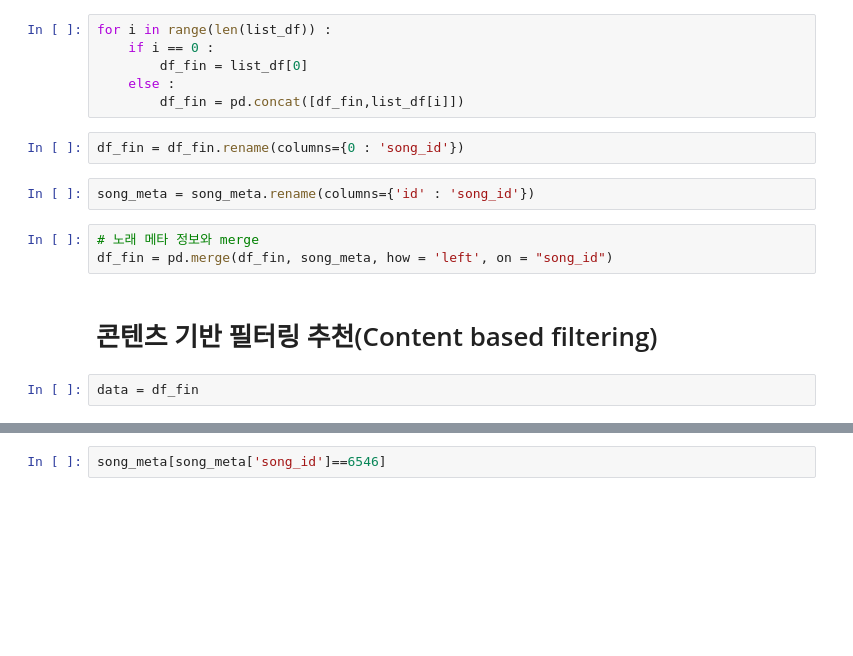
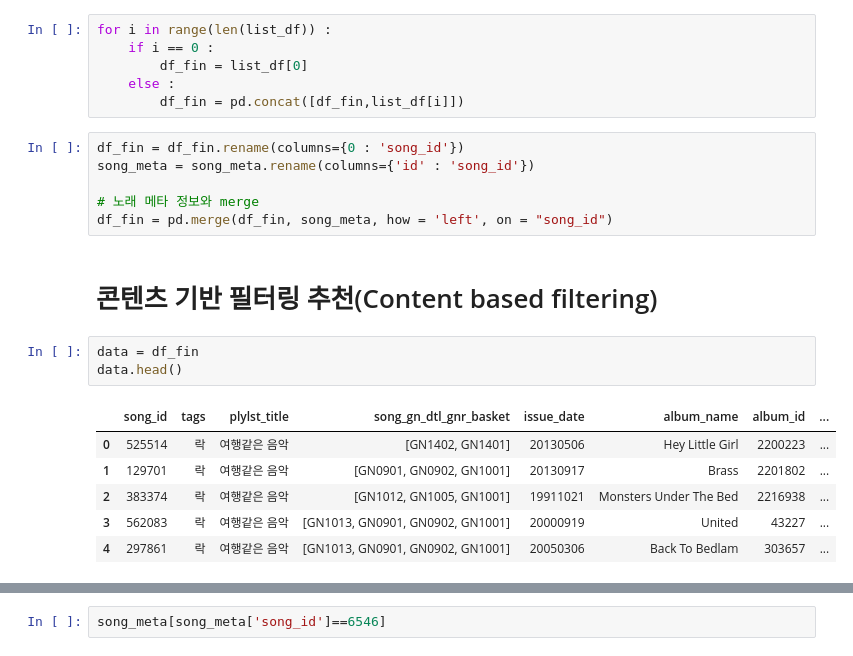
Before and after one commit to dhdcjswo/recommendation_project, a Jupyter notebook: arena_contents based filtering.ipynb, the cells around one changed output, grey strips where cells are left out. Saved outputs shown, nothing was run; the diff lists cells and outputs as text; blank space fills up the shorter version.

```diff
--- a/arena_contents based filtering.ipynb
+++ b/arena_contents based filtering.ipynb
@@ -64,14 +129,21 @@ for i in range(len(list_df)) :
         df_fin = list_df[0]
     else :
         df_fin = pd.concat([df_fin,list_df[i]])
-# %%
-df_fin = df_fin.rename(columns={0 : 'song_id'})
-# %%
-song_meta = song_meta.rename(columns={'id' : 'song_id'})
 # %%
+df_fin = df_fin.rename(columns={0 : 'song_id'})
+song_meta = song_meta.rename(columns={'id' : 'song_id'})
+
 # 노래 메타 정보와 merge
 df_fin = pd.merge(df_fin, song_meta, how = 'left', on = "song_id")
 # %% [markdown]
 # 콘텐츠 기반 필터링 추천(Content based filtering)
 # %%
 data = df_fin
+data.head()
+# %% [output]
+|  | song_id | tags | plylst_title | song_gn_dtl_gnr_basket | issue_date | album_name | album_id | ... |
+| 0 | 525514 | 락 | 여행같은 음악 | [GN1402, GN1401] | 20130506 | Hey Little Girl | 2200223 | ... |
+| 1 | 129701 | 락 | 여행같은 음악 | [GN0901, GN0902, GN1001] | 20130917 | Brass | 2201802 | ... |
+| 2 | 383374 | 락 | 여행같은 음악 | [GN1012, GN1005, GN1001] | 19911021 | Monsters Under The Bed | 2216938 | ... |
+| 3 | 562083 | 락 | 여행같은 음악 | [GN1013, GN0901, GN0902, GN1001] | 20000919 | United | 43227 | ... |
+| 4 | 297861 | 락 | 여행같은 음악 | [GN1013, GN0901, GN0902, GN1001] | 20050306 | Back To Bedlam | 303657 | ... |
```
Also changed, not shown: parts of 18 cells of this notebook.
